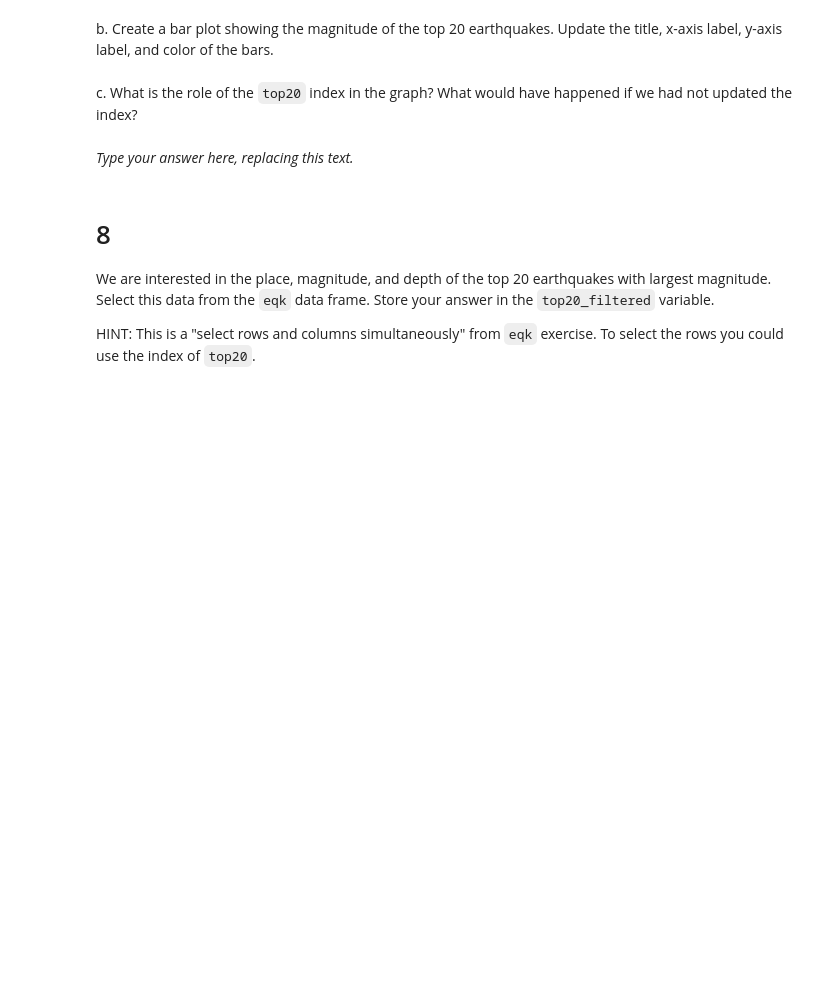
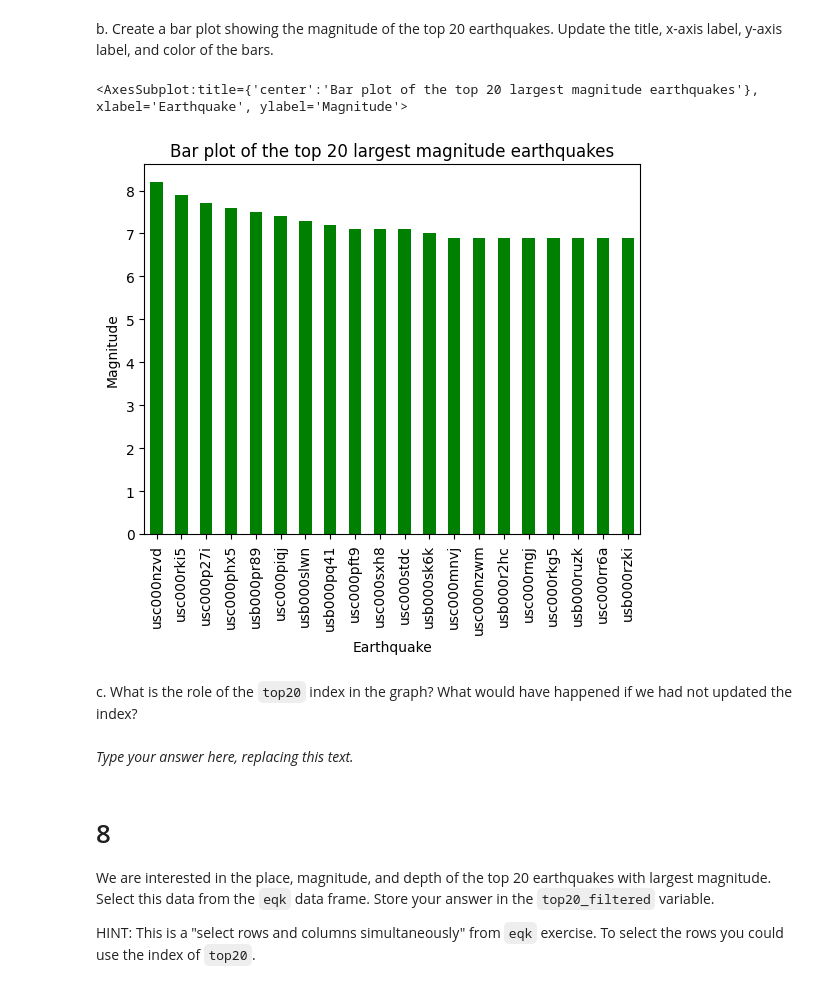
Before and after one commit to haylee360/eds220-hwk1, a Jupyter notebook: hwk1-task3-earthquakes-Oyler.ipynb, the cells around one changed output. Cells and saved outputs as stored; diff of their text form; code cells hidden in the pictures; blank space fills up the shorter version.

```diff
--- a/hwk1-task3-earthquakes-Oyler.ipynb
+++ b/hwk1-task3-earthquakes-Oyler.ipynb
@@ -150,3 +153,5 @@ top20 = ...
+# %%
+top20 = eqk.nlargest(20, 'mag')
 # %%
 # View the dataframe
 top20
@@ -154,6 +178,11 @@ top20
 <!-- BEGIN QUESTION -->
 
 b. Create a bar plot showing the magnitude of the top 20 earthquakes. Update the title, x-axis label, y-axis label, and color of the bars.
+# %%
+top20['mag'].plot(kind = 'bar', title = 'Bar plot of the top 20 largest magnitude earthquakes', xlabel = 'Earthquake', ylabel = 'Magnitude', color = 'green')
+# %% [output]
+<AxesSubplot:title={'center':'Bar plot of the top 20 largest magnitude earthquakes'}, xlabel='Earthquake', ylabel='Magnitude'>
+[figure, added]
 # %% [markdown]
 <!-- END QUESTION -->
 
```
Also changed, not shown: parts of 3 cells of this notebook.
